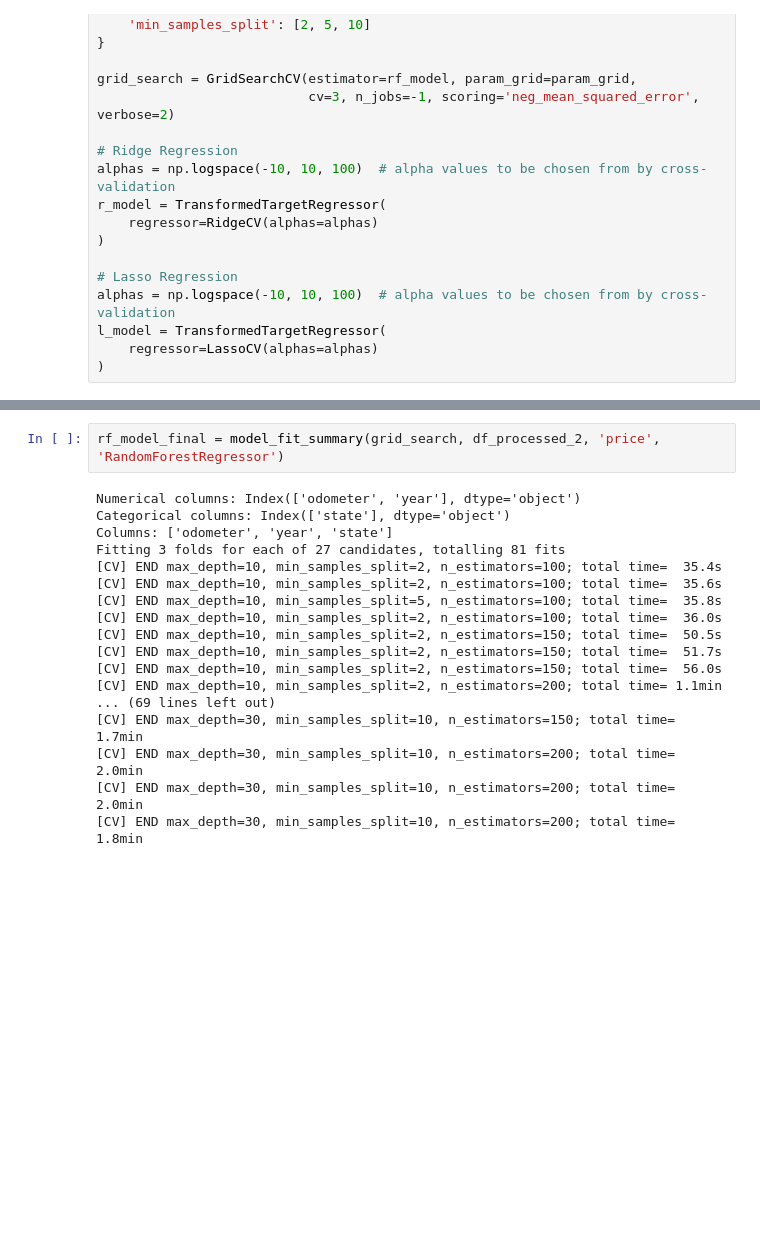
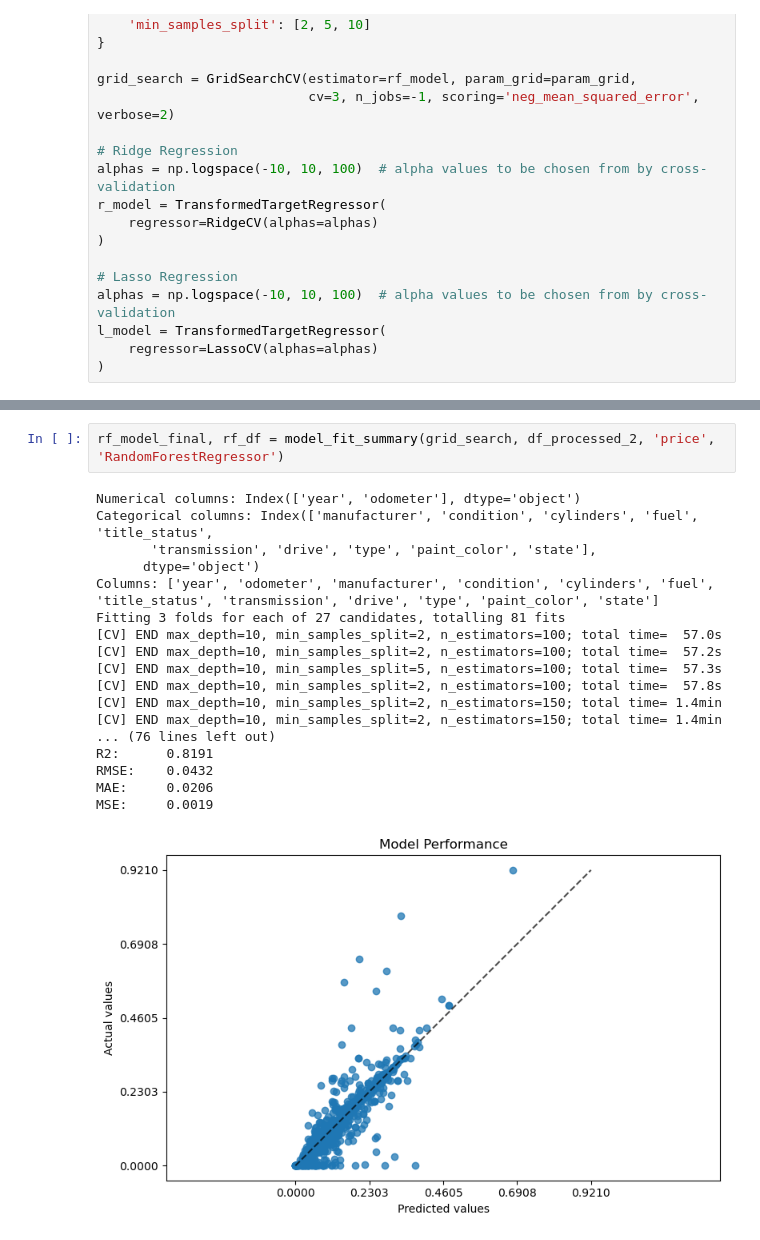
Before and after one commit to 1nm1/BHAIML_portfolio, a Jupyter notebook: module_11/assignment_11_1/assignment_11_1_notebook.ipynb, the cells around one changed output, grey strips where cells are left out. Drawn from its saved outputs; the diff is of its cells as text; blank space fills up the shorter version.

```diff
--- a/module_11/assignment_11_1/assignment_11_1_notebook.ipynb
+++ b/module_11/assignment_11_1/assignment_11_1_notebook.ipynb
@@ -695,21 +576,22 @@ Coefficients (top 10): [-8.51231383e-03 -3.81826463e+11 -2.70762715e+11  1.80495
 # %%
-rf_model_final = model_fit_summary(grid_search, df_processed_2, 'price', 'RandomForestRegressor')
+rf_model_final, rf_df = model_fit_summary(grid_search, df_processed_2, 'price', 'RandomForestRegressor')
 # %% [output]
-Numerical columns: Index(['odometer', 'year'], dtype='object')
-Categorical columns: Index(['state'], dtype='object')
-Columns: ['odometer', 'year', 'state']
+Numerical columns: Index(['year', 'odometer'], dtype='object')
+Categorical columns: Index(['manufacturer', 'condition', 'cylinders', 'fuel', 'title_status',
+       'transmission', 'drive', 'type', 'paint_color', 'state'],
+      dtype='object')
+Columns: ['year', 'odometer', 'manufacturer', 'condition', 'cylinders', 'fuel', 'title_status', 'transmission', 'drive', 'type', 'paint_color', 'state']
 Fitting 3 folds for each of 27 candidates, totalling 81 fits
-[CV] END max_depth=10, min_samples_split=2, n_estimators=100; total time=  35.4s
-[CV] END max_depth=10, min_samples_split=2, n_estimators=100; total time=  35.6s
-[CV] END max_depth=10, min_samples_split=5, n_estimators=100; total time=  35.8s
-[CV] END max_depth=10, min_samples_split=2, n_estimators=100; total time=  36.0s
-[CV] END max_depth=10, min_samples_split=2, n_estimators=150; total time=  50.5s
-[CV] END max_depth=10, min_samples_split=2, n_estimators=150; total time=  51.7s
-[CV] END max_depth=10, min_samples_split=2, n_estimators=150; total time=  56.0s
-[CV] END max_depth=10, min_samples_split=2, n_estimators=200; total time= 1.1min
-... (69 lines left out)
-[CV] END max_depth=30, min_samples_split=10, n_estimators=150; total time= 1.7min
-[CV] END max_depth=30, min_samples_split=10, n_estimators=200; total time= 2.0min
-[CV] END max_depth=30, min_samples_split=10, n_estimators=200; total time= 2.0min
-[CV] END max_depth=30, min_samples_split=10, n_estimators=200; total time= 1.8min
+[CV] END max_depth=10, min_samples_split=2, n_estimators=100; total time=  57.0s
+[CV] END max_depth=10, min_samples_split=2, n_estimators=100; total time=  57.2s
+[CV] END max_depth=10, min_samples_split=5, n_estimators=100; total time=  57.3s
+[CV] END max_depth=10, min_samples_split=2, n_estimators=100; total time=  57.8s
+[CV] END max_depth=10, min_samples_split=2, n_estimators=150; total time= 1.4min
+[CV] END max_depth=10, min_samples_split=2, n_estimators=150; total time= 1.4min
+... (76 lines left out)
+R2:      0.8191
+RMSE:    0.0432
+MAE:     0.0206
+MSE:     0.0019
+[figure, added]
 # %%
```
Also changed, not shown: parts of 47 cells of this notebook, 10 other files.
